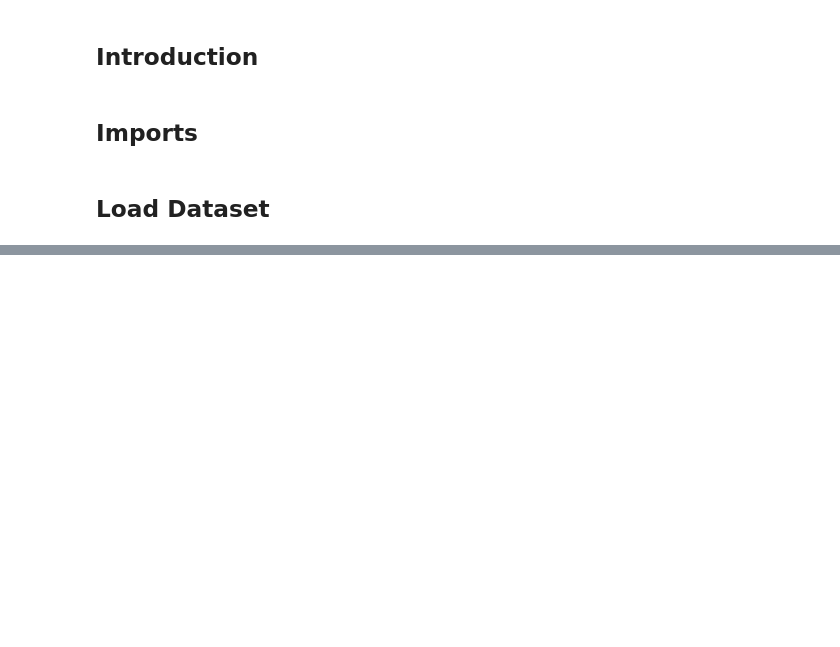
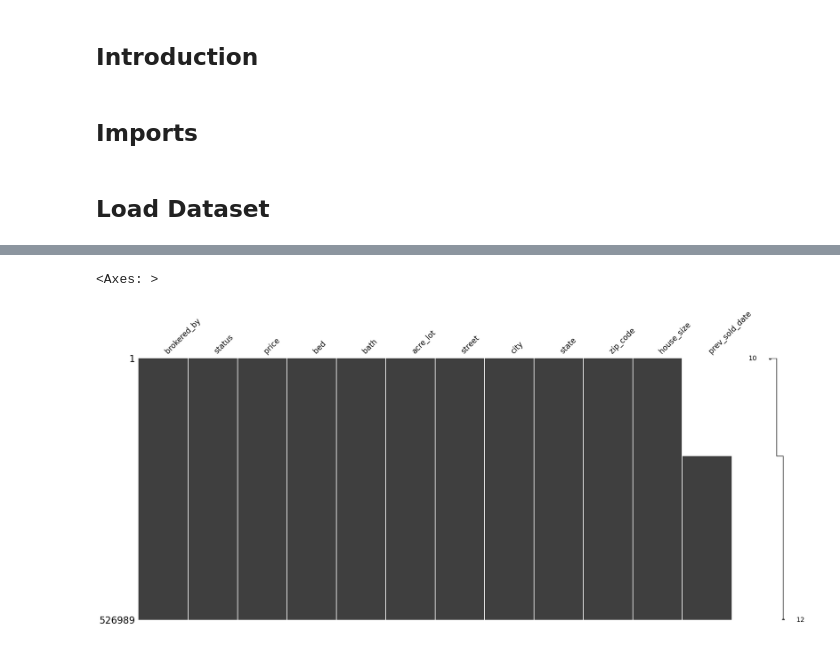
Before and after one commit to PM696/SpringboardBootCamp_DataScience, a Jupyter notebook: Capstone_Two_Data_Wrangling-main/EDA_Price_prediction_CapstoneTwo.ipynb, the cells around one changed output, grey strips where cells are left out. Drawn from its saved outputs; the diff is of its cells as text; code cells hidden in the pictures; blank space fills up the shorter version.

```diff
--- a/Capstone_Two_Data_Wrangling-main/EDA_Price_prediction_CapstoneTwo.ipynb
+++ b/Capstone_Two_Data_Wrangling-main/EDA_Price_prediction_CapstoneTwo.ipynb
@@ -263,0 +20,4 @@ for col in df2.loc[:, df.dtypes == np.number]:
+# %%
+# Load data into a pandas DataFrame
+
+data1 = pd.read_csv('housingdata.csv')
@@ -263,0 +37,13 @@ for col in df2.loc[:, df.dtypes == np.number]:
+# %%
+# Convert brokered_by, street, and zip_code columns into strings
+data1['brokered_by'] = data1['brokered_by'].astype(str)
+data1['street'] = data1['street'].astype(str)
+data1['zip_code'] = data1['zip_code'].astype(str)
+# %%
+# Remove trailing zero
+data1['brokered_by'] = data1['brokered_by'].str.rstrip('.0')
+data1['street'] = data1['street'].str.rstrip('.0')
+data1['zip_code'] = data1['zip_code'].str.rstrip('.0')
+# %%
+# Convert bed column to an integer
+data1['bed'] = data1['bed'].astype(int)
@@ -263,0 +77,6 @@ for col in df2.loc[:, df.dtypes == np.number]:
+# %%
+# Visualizing null values
+msno.matrix(data1, sort='ascending')
+# %% [output]
+<Axes: >
+[figure, added]
```
Also changed, not shown: parts of 35 cells of this notebook.
